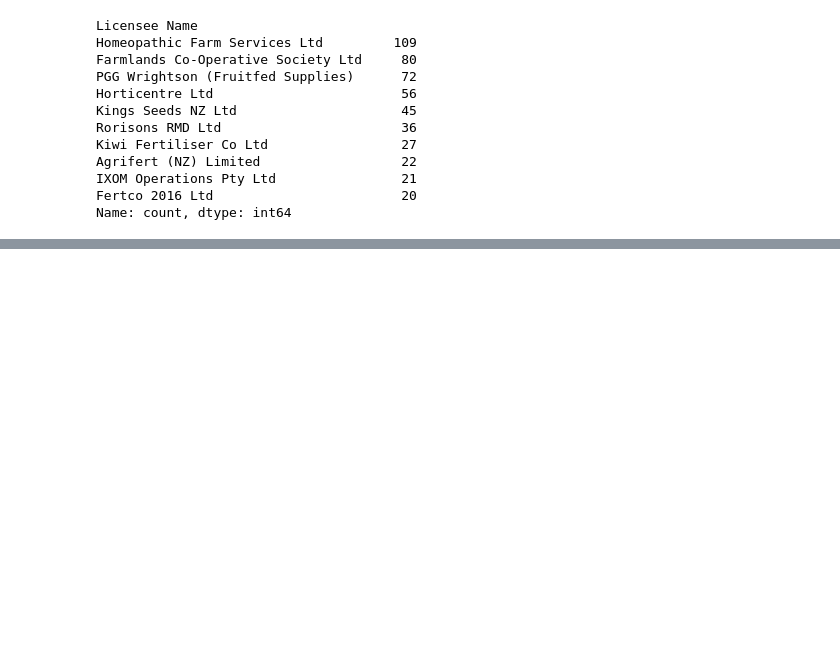
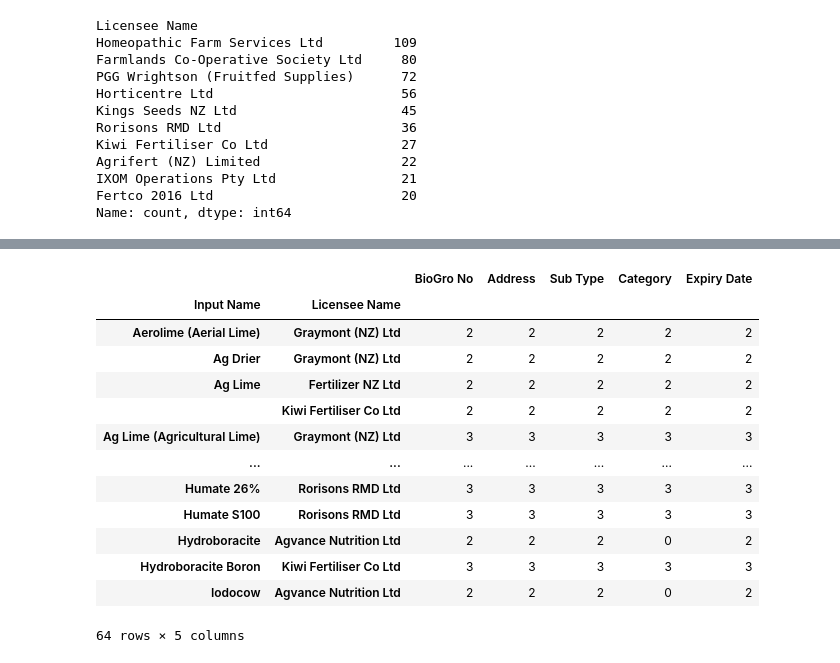
Before and after one commit to godfather-is-me/GDI-BioGro, a Jupyter notebook: initial.ipynb, the cells around one changed output, grey strips where cells are left out. Saved outputs shown, nothing was run; the diff lists cells and outputs as text; code cells hidden in the pictures; blank space fills up the shorter version.

```diff
--- a/initial.ipynb
+++ b/initial.ipynb
@@ -100,0 +126,18 @@ Name: count, dtype: int64
+# %%
+grouped_input_company = df.groupby(["Input Name", "Licensee Name"]).count()
+grouped_input_company[grouped_input_company["BioGro No"] > 1]
+# %% [output]
+|  |  | BioGro No | Address | Sub Type | Category | Expiry Date |
+| Input Name | Licensee Name |  |  |  |  |  |
+| Aerolime (Aerial Lime) | Graymont (NZ) Ltd | 2 | 2 | 2 | 2 | 2 |
+| Ag Drier | Graymont (NZ) Ltd | 2 | 2 | 2 | 2 | 2 |
+| Ag Lime | Fertilizer NZ Ltd | 2 | 2 | 2 | 2 | 2 |
+|  | Kiwi Fertiliser Co Ltd | 2 | 2 | 2 | 2 | 2 |
+| Ag Lime (Agricultural Lime) | Graymont (NZ) Ltd | 3 | 3 | 3 | 3 | 3 |
+| ... | ... | ... | ... | ... | ... | ... |
+| Humate 26% | Rorisons RMD Ltd | 3 | 3 | 3 | 3 | 3 |
+| Humate S100 | Rorisons RMD Ltd | 3 | 3 | 3 | 3 | 3 |
+| Hydroboracite | Agvance Nutrition Ltd | 2 | 2 | 2 | 0 | 2 |
+| Hydroboracite Boron | Kiwi Fertiliser Co Ltd | 3 | 3 | 3 | 3 | 3 |
+| Iodocow | Agvance Nutrition Ltd | 2 | 2 | 2 | 0 | 2 |
+64 rows × 5 columns
```
Also changed, not shown: parts of 10 cells of this notebook, 5 other files.
